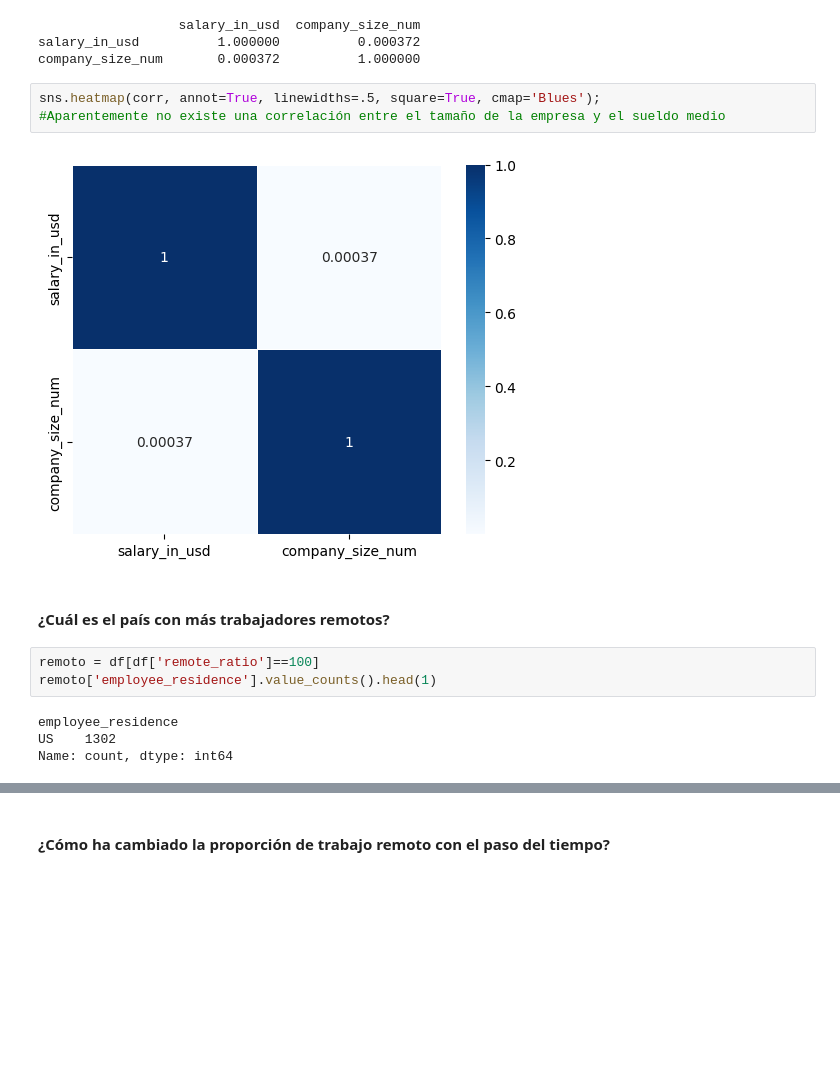
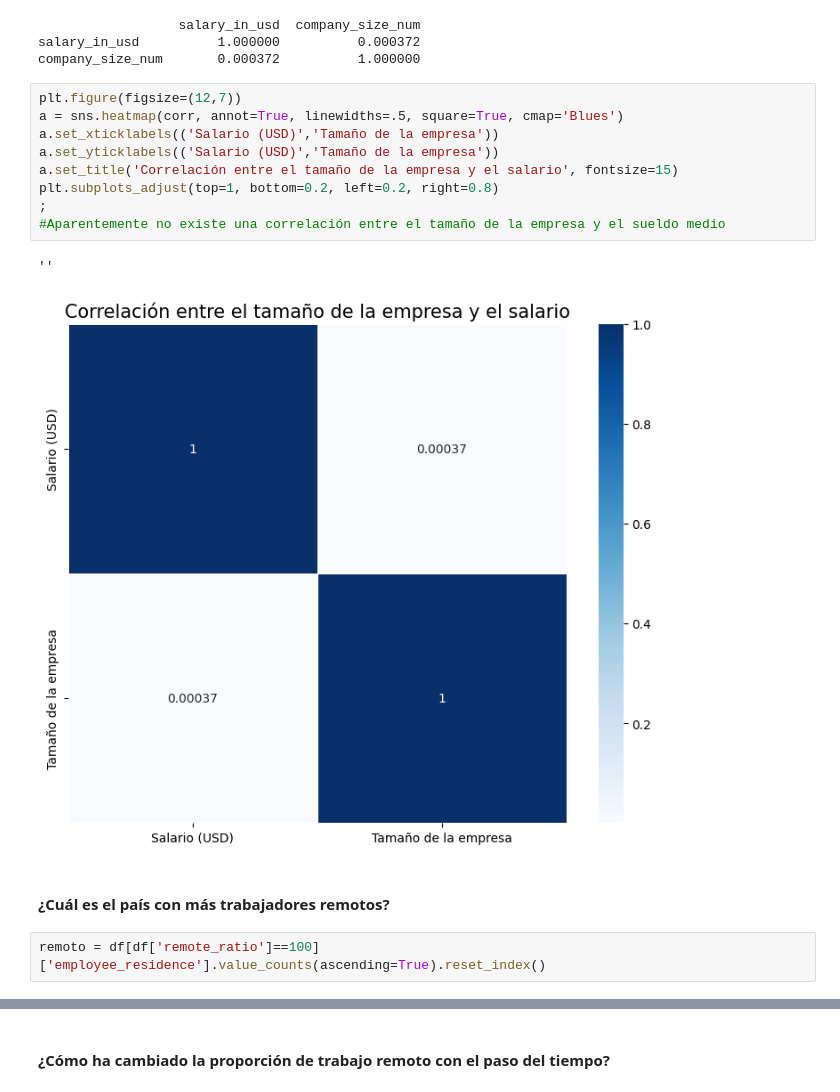
Before and after one commit to DanielaRosero/DataScienceSalary, a Jupyter notebook: notebook.ipynb, the cells around one changed output, grey strips where cells are left out. Saved outputs shown, nothing was run; the diff lists cells and outputs as text; blank space fills up the shorter version.

```diff
--- a/notebook.ipynb
+++ b/notebook.ipynb
@@ -320,16 +301,18 @@ print(corr) #la correlación cercana a 0.000372 indica que, linealmente, no hay
 salary_in_usd          1.000000          0.000372
 company_size_num       0.000372          1.000000
 # %%
-sns.heatmap(corr, annot=True, linewidths=.5, square=True, cmap='Blues');
+plt.figure(figsize=(12,7))
+a = sns.heatmap(corr, annot=True, linewidths=.5, square=True, cmap='Blues')
+a.set_xticklabels(('Salario (USD)','Tamaño de la empresa'))
+a.set_yticklabels(('Salario (USD)','Tamaño de la empresa'))
+a.set_title('Correlación entre el tamaño de la empresa y el salario', fontsize=15)
+plt.subplots_adjust(top=1, bottom=0.2, left=0.2, right=0.8)
+;
 #Aparentemente no existe una correlación entre el tamaño de la empresa y el sueldo medio
 # %% [output]
+''
-[figure, old version]
+[figure, new version]
 # %% [markdown]
 #### ¿Cuál es el país con más trabajadores remotos?
 # %%
-remoto = df[df['remote_ratio']==100]
-remoto['employee_residence'].value_counts().head(1)
+remoto = df[df['remote_ratio']==100]['employee_residence'].value_counts(ascending=True).reset_index()
-# %% [output]
-employee_residence
-US    1302
-Name: count, dtype: int64
```
Also changed, not shown: parts of 22 cells of this notebook, 2 other files.
